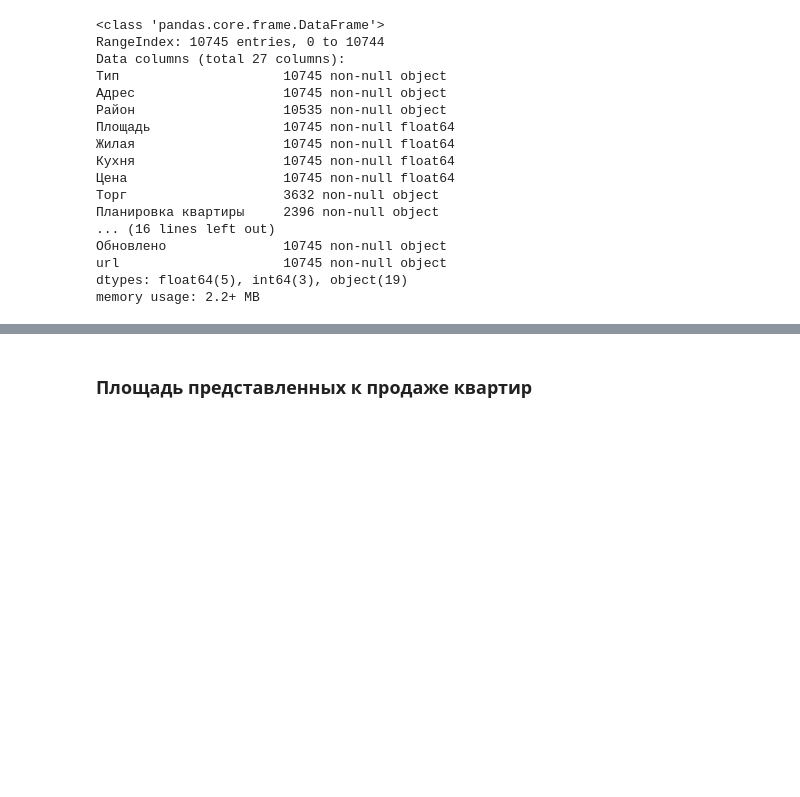
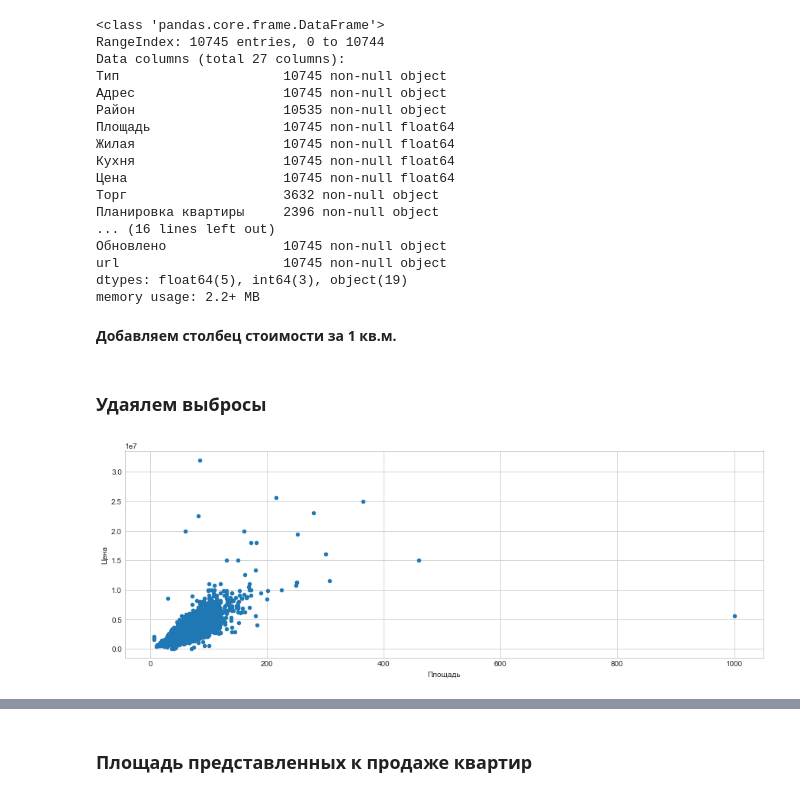
Before and after one commit to tarasovnm/kvadrat64_analysis, a Jupyter notebook: Data analysis.ipynb, the cells around one changed output, grey strips where cells are left out. Drawn from its saved outputs; the diff is of its cells as text; code cells hidden in the pictures; blank space fills up the shorter version.

Commit message:
Added simple plots

```diff
--- a/Data analysis.ipynb
+++ b/Data analysis.ipynb
@@ -16,6 +16,9 @@ import matplotlib
 import seaborn
 import pandas as pd
 from matplotlib import pyplot as plt
+from datetime import datetime, date, time
+
+plt.style.use('seaborn-whitegrid')
 
 %matplotlib inline
 # %% [markdown]
@@ -63,3 +84,5 @@ data_flats = data_flats[(data_flats['Площадь'] != 0)]
 # %%
 data_flats['Создано'] = pd.to_datetime(data_flats['Создано'], format="%d-%m-%Y")
 data_flats['Обновлено'] = pd.to_datetime(data_flats['Обновлено'], format="%d-%m-%Y")
+# %% [markdown]
+**Добавляем столбец стоимости за 1 кв.м.**
@@ -65,0 +91,9 @@ data_flats['Обновлено'] = pd.to_datetime(data_flats['Обновлено
+# %% [markdown]
+### Удаялем выбросы
+# %%
+
+fig = plt.figure(figsize = (15, 5))
+ax = fig.gca()
+data_flats.plot(kind='scatter', x='Площадь', y='Цена', ax = ax);
+# %% [output]
+[figure, added]
```
Also changed, not shown: parts of 25 cells of this notebook, 1 other file.
